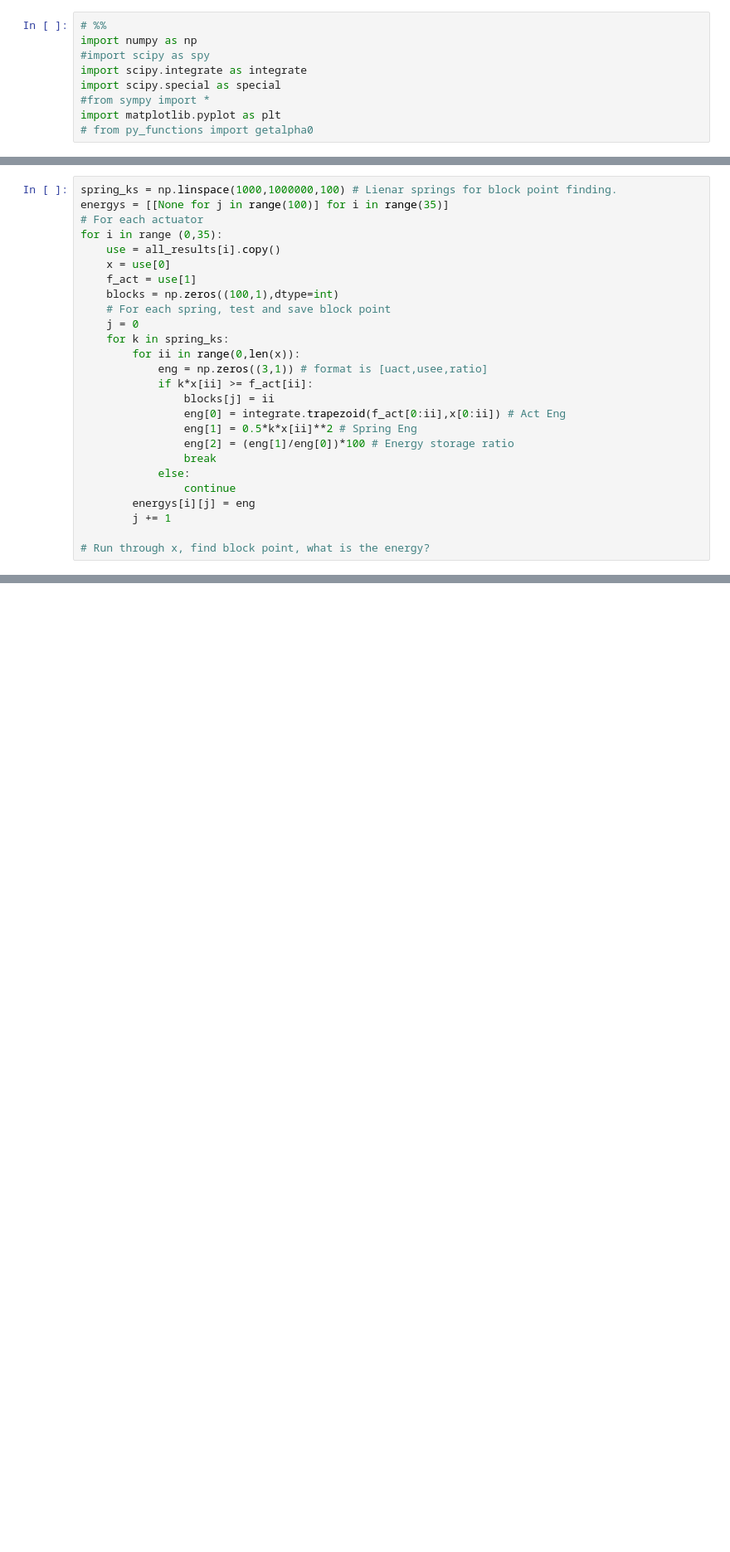
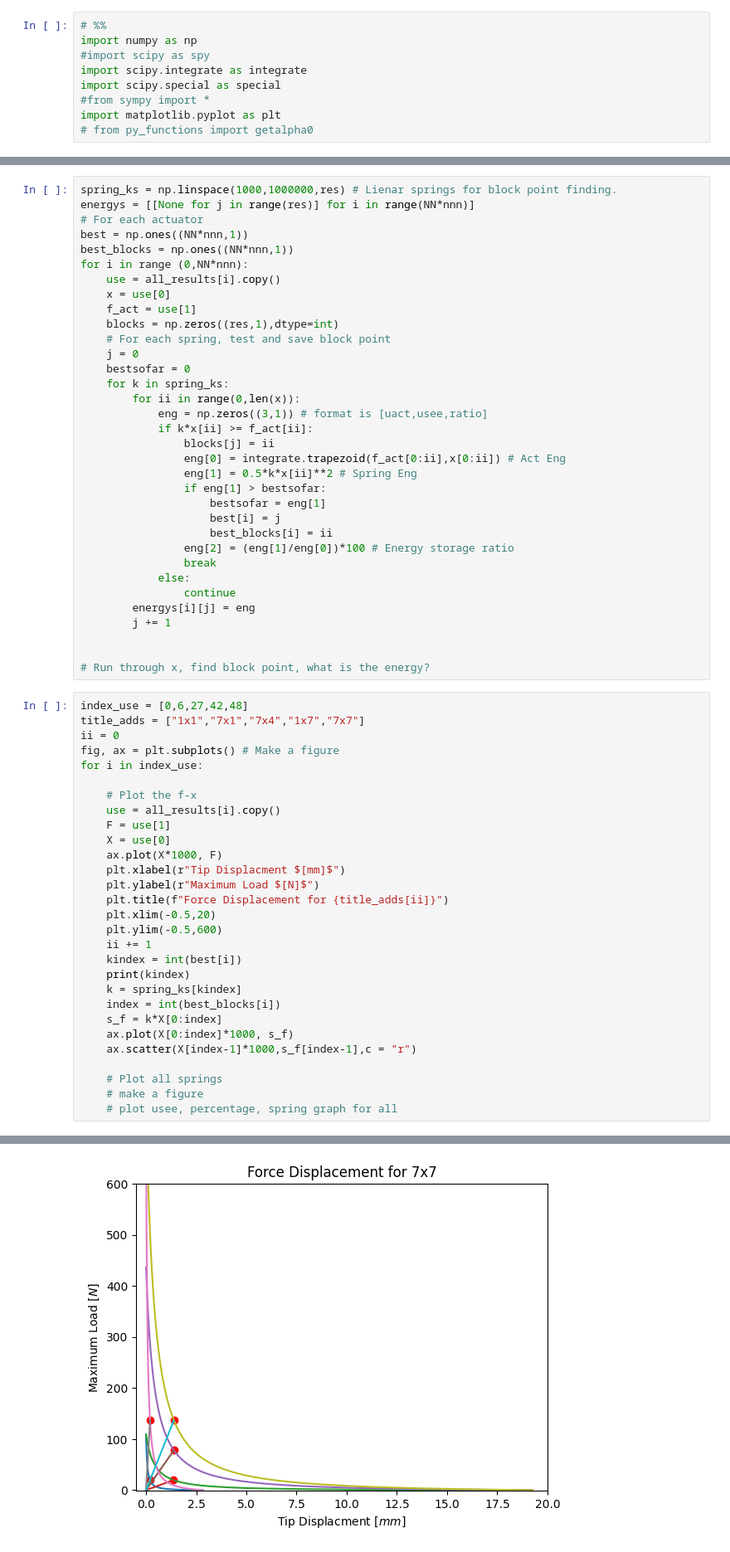
Before and after one commit to Globbo-The-Glob/PhD_Code, a Jupyter notebook: PH_moderncode.ipynb, the cells around one changed output, grey strips where cells are left out. Shown at 83% size. Saved outputs shown, nothing was run; the diff lists cells and outputs as text; blank space fills up the shorter version.

```diff
--- a/PH_moderncode.ipynb
+++ b/PH_moderncode.ipynb
@@ -248,16 +271,19 @@ for i in range(0,35):
         uuact[j] = integrate.trapezoid(F[0:j],X[0:j]) # array of actuator energy till point
     specific_eng[i] = uuact
 # %%
-spring_ks = np.linspace(1000,1000000,100) # Lienar springs for block point finding.
-energys = [[None for j in range(100)] for i in range(35)]
+spring_ks = np.linspace(1000,1000000,res) # Lienar springs for block point finding.
+energys = [[None for j in range(res)] for i in range(NN*nnn)]
 # For each actuator
-for i in range (0,35):
+best = np.ones((NN*nnn,1))
+best_blocks = np.ones((NN*nnn,1))
+for i in range (0,NN*nnn):
     use = all_results[i].copy()
     x = use[0]
     f_act = use[1]
-    blocks = np.zeros((100,1),dtype=int)
+    blocks = np.zeros((res,1),dtype=int)
     # For each spring, test and save block point
     j = 0
+    bestsofar = 0
     for k in spring_ks:
         for ii in range(0,len(x)):
             eng = np.zeros((3,1)) # format is [uact,usee,ratio]
@@ -265,6 +291,10 @@ for i in range (0,35):
                 blocks[j] = ii
                 eng[0] = integrate.trapezoid(f_act[0:ii],x[0:ii]) # Act Eng
                 eng[1] = 0.5*k*x[ii]**2 # Spring Eng
+                if eng[1] > bestsofar:
+                    bestsofar = eng[1]
+                    best[i] = j
+                    best_blocks[i] = ii
                 eng[2] = (eng[1]/eng[0])*100 # Energy storage ratio
                 break
             else:
@@ -272,4 +302,35 @@ for i in range (0,35):
         energys[i][j] = eng
         j += 1
 
+
 # Run through x, find block point, what is the energy?
+# %%
+index_use = [0,6,27,42,48]
+title_adds = ["1x1","7x1","7x4","1x7","7x7"]
+ii = 0
+fig, ax = plt.subplots() # Make a figure
+for i in index_use:
+
+    # Plot the f-x
+    use = all_results[i].copy()
+    F = use[1]
+    X = use[0]
+    ax.plot(X*1000, F)
+    plt.xlabel(r"Tip Displacment $[mm]$")
+    plt.ylabel(r"Maximum Load $[N]$")
+    plt.title(f"Force Displacement for {title_adds[ii]}")
+    plt.xlim(-0.5,20)
+    plt.ylim(-0.5,600)
+    ii += 1
+    kindex = int(best[i])
+    print(kindex)
+    k = spring_ks[kindex]
+    index = int(best_blocks[i])
+    s_f = k*X[0:index]
+    ax.plot(X[0:index]*1000, s_f)
+    ax.scatter(X[index-1]*1000,s_f[index-1],c = "r")
+
+    # Plot all springs
+    # make a figure
+    # plot usee, percentage, spring graph for all
+# %% [output]
@@ -275,0 +342 @@ for i in range (0,35):
+[figure, added]
```
Also changed, not shown: parts of 15 cells of this notebook.
